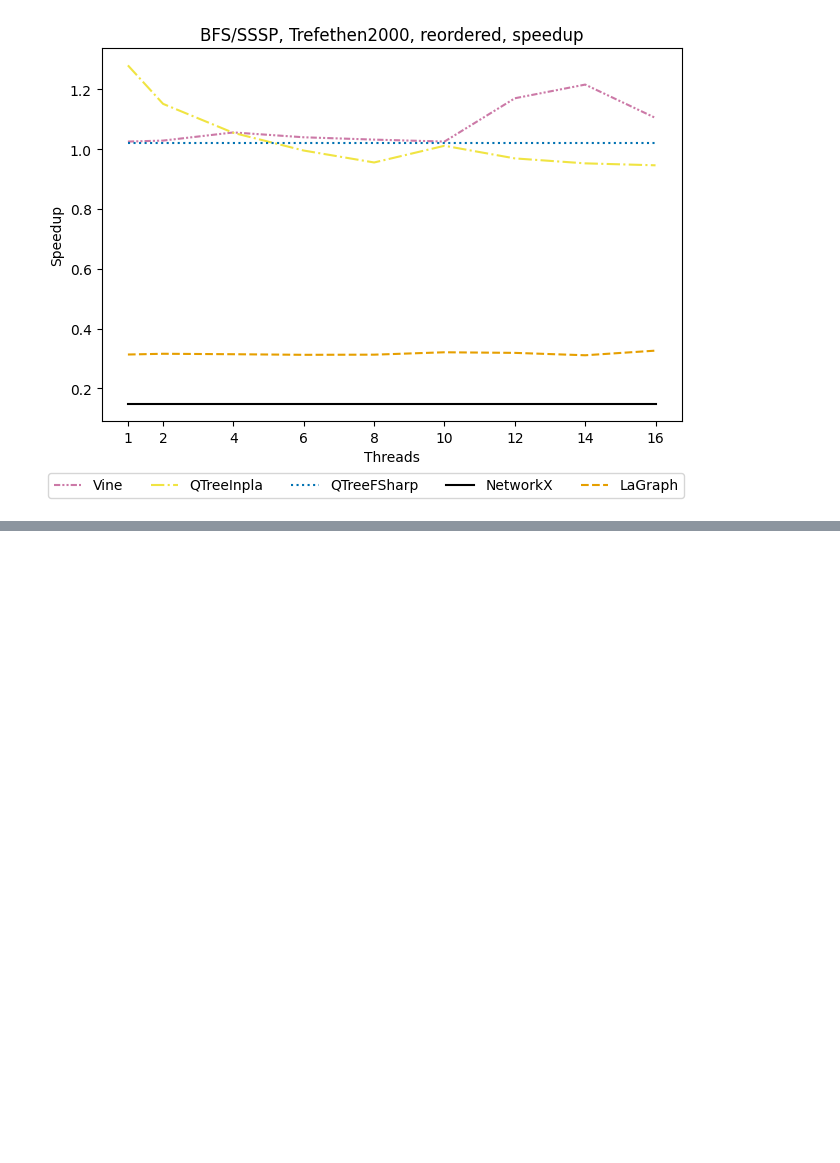
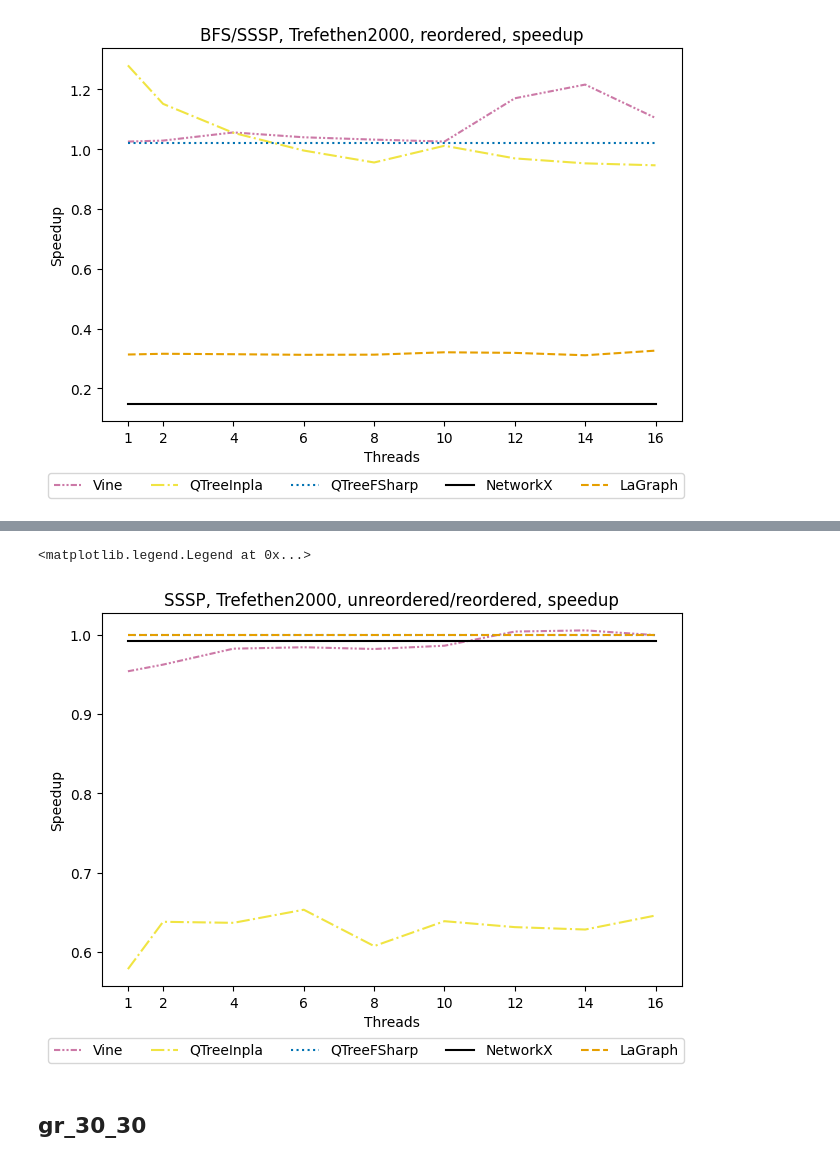
Before and after one commit to Lamagraph/graph-benchmarks, a Jupyter notebook: plots.ipynb, the cells around one changed output, grey strips where cells are left out. Saved outputs shown, nothing was run; the diff lists cells and outputs as text; code cells hidden in the pictures; blank space fills up the shorter version.

```diff
--- a/plots.ipynb
+++ b/plots.ipynb
@@ -406,18 +406,18 @@ fig.legend(loc="outside lower center", ncols=2)
 # %%
 (trefethen_sssp_inpla_times, trefethen_sssp_inpla_error) = get_inpla_results(results, "sssp", "Trefethen_2000")
-(trefethen_sssp_reord_inpla_times, trefethen_sssp_reord_inpla_error) = get_inpla_results(results, "sssp", "Trefethen_2000_reordered")
+(trefethen_reord_sssp_inpla_times, trefethen_reord_sssp_inpla_error) = get_inpla_results(results, "sssp", "Trefethen_2000_reordered")
 
 (trefethen_sssp_fsharp_times, trefethen_sssp_fsharp_error) = get_fsharp_results(results, "sssp", "Trefethen_2000")
-(trefethen_sssp_reord_fsharp_times, trefethen_sssp_reord_fsharp_error) = get_fsharp_results(results, "sssp", "Trefethen_2000_reordered")
+(trefethen_reord_sssp_fsharp_times, trefethen_reord_sssp_fsharp_error) = get_fsharp_results(results, "sssp", "Trefethen_2000_reordered")
 
 (trefethen_sssp_lagraph_times, trefethen_sssp_lagraph_error) = get_lagraph_results(results, "sssp", "Trefethen_2000")
-(trefethen_sssp_reord_lagraph_times, trefethen_sssp_reord_lagraph_error) = get_lagraph_results(results, "sssp", "Trefethen_2000_reordered")
+(trefethen_reord_sssp_lagraph_times, trefethen_reord_sssp_lagraph_error) = get_lagraph_results(results, "sssp", "Trefethen_2000_reordered")
 
 (trefethen_sssp_networkx_times, trefethen_sssp_networkx_error) = get_networkx_results(results, "sssp", "Trefethen_2000")
-(trefethen_sssp_reord_networkx_times, trefethen_sssp_reord_networkx_error) = get_networkx_results(results, "sssp", "Trefethen_2000_reordered")
+(trefethen_reord_sssp_networkx_times, trefethen_reord_sssp_networkx_error) = get_networkx_results(results, "sssp", "Trefethen_2000_reordered")
 
 (trefethen_sssp_vine_times, trefethen_sssp_vine_error) = get_vine_results(results, "sssp", "Trefethen_2000")
-(trefethen_sssp_reord_vine_times, trefethen_sssp_reord_vine_error) = get_vine_results(results, "sssp", "Trefethen_2000_reordered")
+(trefethen_reord_sssp_vine_times, trefethen_reord_sssp_vine_error) = get_vine_results(results, "sssp", "Trefethen_2000_reordered")
 # %% [markdown]
 ## Unreordered
 # %%
@@ -532,0 +591,56 @@ fig.legend(loc="outside lower center", ncols=5)
+# %%
+trefethen_un_reord_sssp_inpla_ratio = trefethen_sssp_inpla_times / trefethen_reord_sssp_inpla_times
+trefethen_un_reord_sssp_fsharp_ratio = trefethen_sssp_fsharp_times / trefethen_reord_sssp_fsharp_times
+trefethen_un_reord_sssp_networkx_ratio = trefethen_sssp_networkx_times / trefethen_reord_sssp_networkx_times
+trefethen_un_reord_sssp_lagraph_ratio = trefethen_sssp_lagraph_times / trefethen_reord_sssp_lagraph_times
+trefethen_un_reord_sssp_vine_ratio = trefethen_sssp_vine_times / trefethen_reord_sssp_vine_times
+# %%
+fig, ax = plt.subplots(layout="constrained")
+ax.set_title("SSSP, Trefethen2000, unreordered/reordered, speedup")
+
+ax.set_xticks(thread_counts)
+ax.set_xlabel("Threads")
+ax.set_ylabel("Speedup")
+
+ax.plot(
+    thread_counts,
+    trefethen_un_reord_sssp_vine_ratio,
+    color="#CC79A7",
+    linestyle=(0, (3, 1, 1, 1, 1, 1)),
+    label="Vine",
+)
+ax.plot(
+    thread_counts,
+    trefethen_un_reord_sssp_inpla_ratio,
+    color="#F0E442",
+    linestyle="-.",
+    label="QTreeInpla",
+)
+ax.plot(
+    thread_counts,
+    trefethen_un_reord_sssp_fsharp_ratio,
+    color="#0072B2",
+    linestyle=":",
+    label="QTreeFSharp",
+)
+ax.plot(
+    thread_counts,
+    trefethen_un_reord_sssp_networkx_ratio,
+    color="#000000",
+    linestyle="-",
+    label="NetworkX",
+)
+ax.plot(
+    thread_counts,
+    trefethen_un_reord_sssp_lagraph_ratio,
+    color="#E69F00",
+    linestyle="--",
+    label="LaGraph",
+)
+
+fig.legend(loc="outside lower center", ncols=5)
+# %% [output]
+<matplotlib.legend.Legend at 0x...>
+[figure, added]
+# %% [markdown]
+## gr_30_30
```
Also changed, not shown: parts of 19 cells of this notebook.
